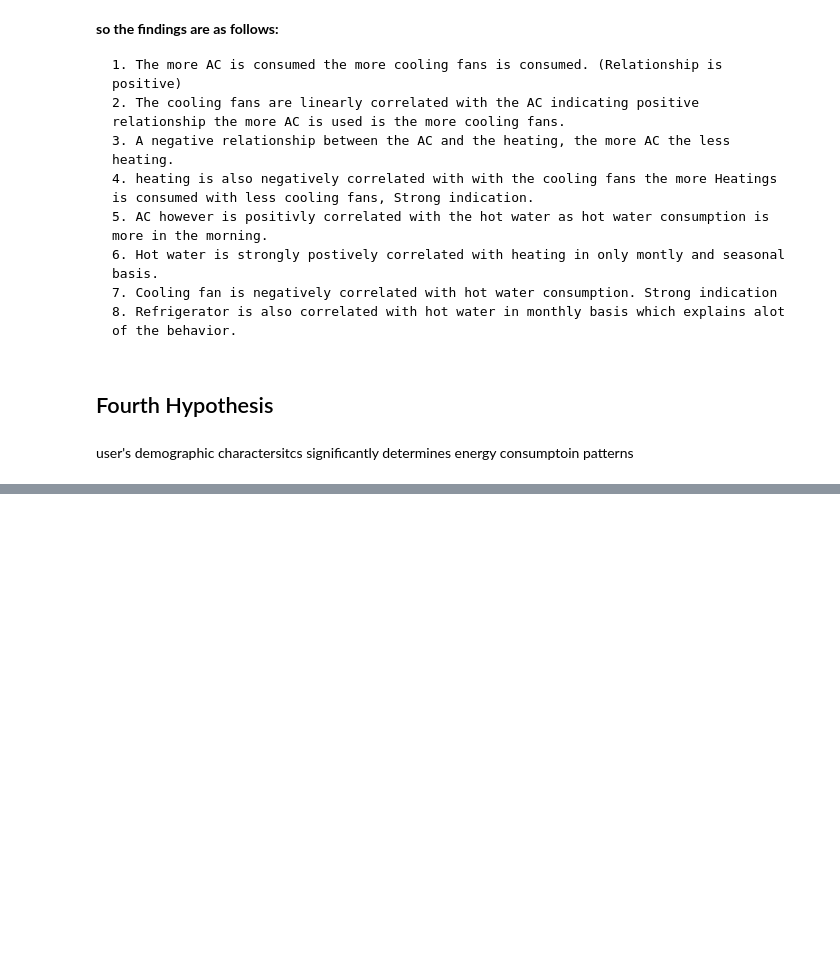
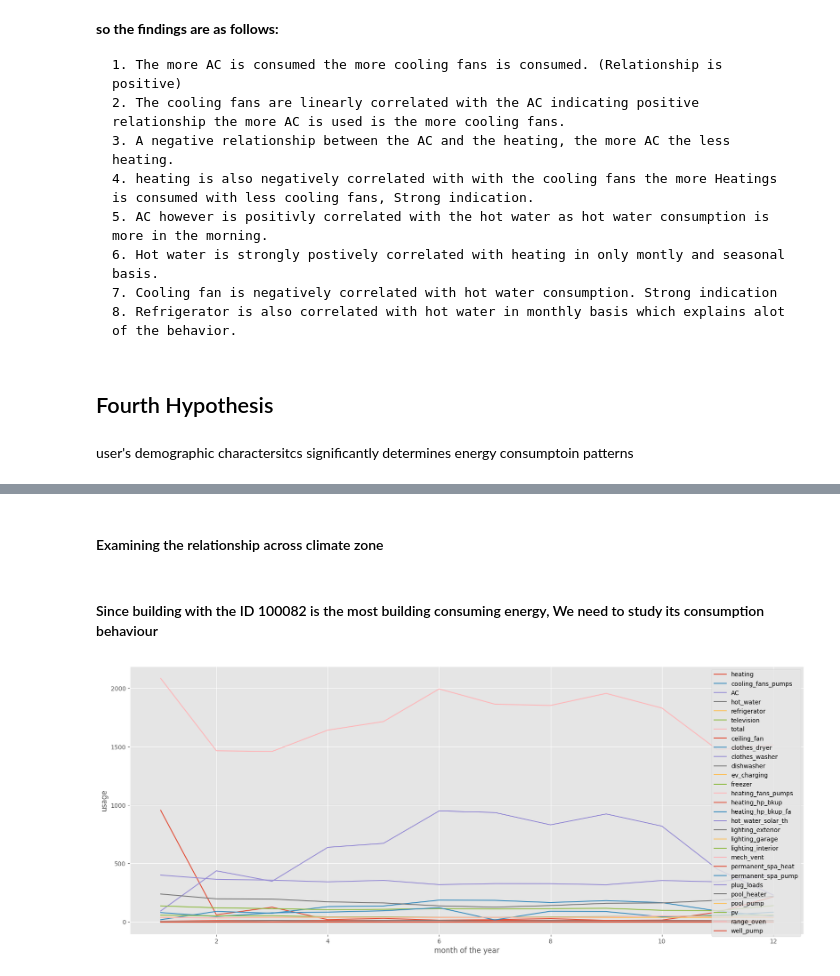
Before and after one commit to 1nuc/load-profile-decomposition, a Jupyter notebook: src/Customer_analysis/run.ipynb, the cells around one changed output, grey strips where cells are left out. Cells and saved outputs as stored; diff of their text form; code cells hidden in the pictures; blank space fills up the shorter version.

```diff
--- a/src/Customer_analysis/run.ipynb
+++ b/src/Customer_analysis/run.ipynb
@@ -380,7 +380,7 @@ in This Hypothesis we are estimating a relationship between the appliances thems
 Appliances=df.group_by('bldg_id','timestamp').agg(pl.sum_horizontal(*SHORT_DURATION).alias('Short Duration Comulative'),
                                        pl.all()).explode(pl.all().exclude('bldg_id','timestamp')
                                                         ).select(*LONG_DURATION, * SHORT_DURATION,
-                                                                 'hour of the day','day of the month','month of the year','quarter','climatezone','Short Duration Comulative')
+                                                                 'hour of the day','bldg_id','day of the month','month of the year','quarter','climatezone','Short Duration Comulative')
 # %%
 # pair plot for all appliances grouped by the climate zone
 targets=LONG_DURATION + ['Short Duration Comulative']
@@ -541,0 +540,2 @@ shape: (5, 88)
+# %% [markdown]
+#### Examining the relationship across climate zone
@@ -541,0 +545,17 @@ shape: (5, 88)
+# %% [markdown]
+#### Since building with the ID 100082 is the most building consuming energy, We need to study its consumption behaviour
+# %%
+building_100082=Appliances.filter(pl.col('bldg_id')==100082)
+bar_bdlg=building_100082.select(pl.col(*targets).name.replace('^out.electricity.|.energy_consumption..kwh$',''),
+                                'bldg_id','month of the year').group_by('month of the year').agg(cs.float().sum()).unpivot(
+    cs.float(), index='month of the year', variable_name='Appliance', value_name='Usage')
+vis._barplot_seaborn(bar_bdlg, 'Usage','Appliance')
+# %%
+APPL=LONG_DURATION+SHORT_DURATION
+line_bldg=building_100082.select(pl.col(*APPL).name.replace('^out.electricity.|.energy_consumption..kwh$',''), 'month of the year').group_by('month of the year').agg(pl.all().sum())
+columns=line_bldg.columns
+columns.remove('month of the year')
+columns.remove('net')
+vis.lineplot(line_bldg, 'month of the year',columns)
+# %% [output]
+[figure, added]
```
Also changed, not shown: parts of 12 cells of this notebook.
